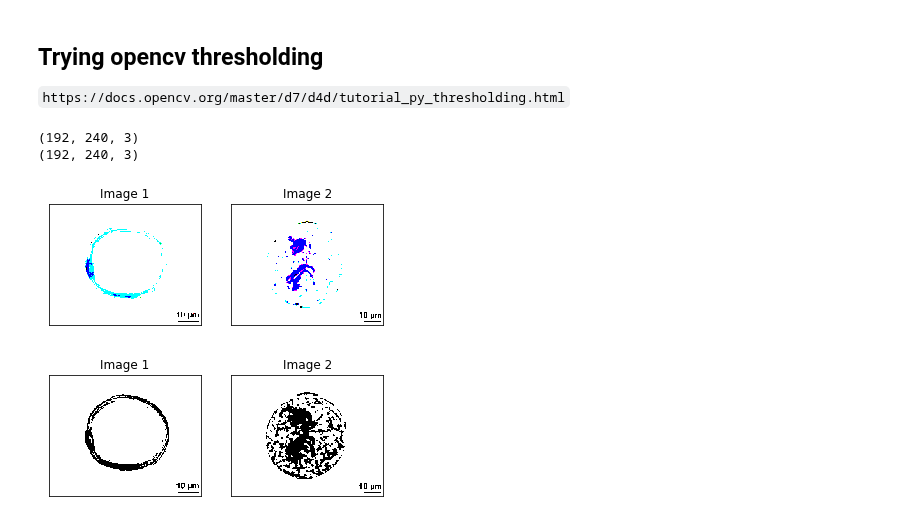
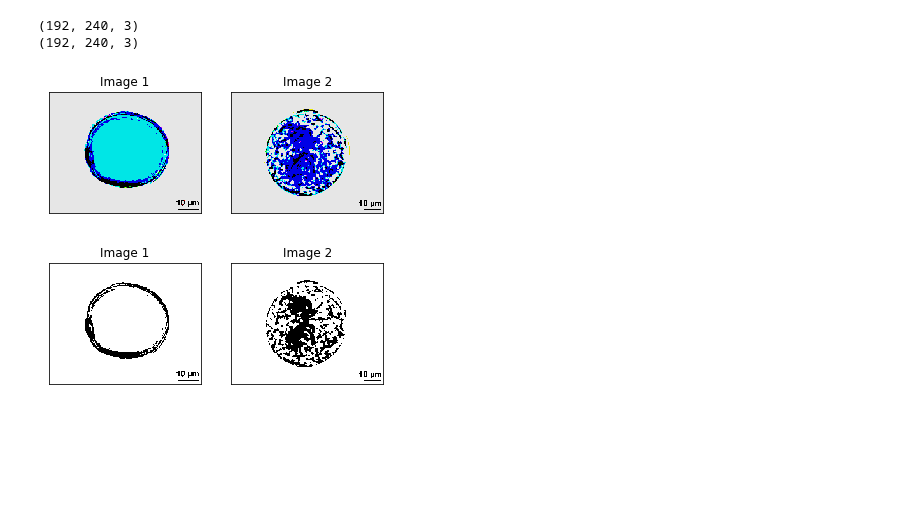
Before and after one commit to Snodgras/ABE690_project, a Jupyter notebook: Snodgrass_Pollen_Identifier.ipynb, the cells around one changed output. Cells and saved outputs as stored; diff of their text form; code cells hidden in the pictures; blank space fills up the shorter version.

```diff
--- a/Snodgrass_Pollen_Identifier.ipynb
+++ b/Snodgrass_Pollen_Identifier.ipynb
@@ -154,3 +21,0 @@ ModuleNotFoundError: No module named 'plantcv'
-# %% [markdown]
-## Trying opencv thresholding
-`https://docs.opencv.org/master/d7/d4d/tutorial_py_thresholding.html`
@@ -169,18 +27,20 @@ print(img2.shape)
 (192, 240, 3)
 (192, 240, 3)
 # %%
-ret, thresh1 = cv.threshold(img1, 127,255,cv.THRESH_BINARY)
-ret, thresh2 = cv.threshold(img2, 127,255,cv.THRESH_BINARY)
+#This does the thresholding, keeps the results in thresh# object
+ret, thresh1 = cv.threshold(img1, 180,230,cv.THRESH_BINARY)
+ret, thresh2 = cv.threshold(img2, 180,230,cv.THRESH_BINARY)
 
+#comparing the results side by side in a subplot
 titles = ["Image 1","Image 2"]
 images = [thresh1, thresh2]
 
 for i in range(2):
-    plt.subplot(1,2,i+1),plt.imshow(images[i],'gray')
+    plt.subplot(1,2,i+1),plt.imshow(images[i])
     plt.title(titles[i])
     plt.xticks([]),plt.yticks([])
 
 plt.show()
 # %% [output]
-[figure, old version]
+[figure, new version]
 # %%
```
Also changed, not shown: parts of 40 cells of this notebook.
